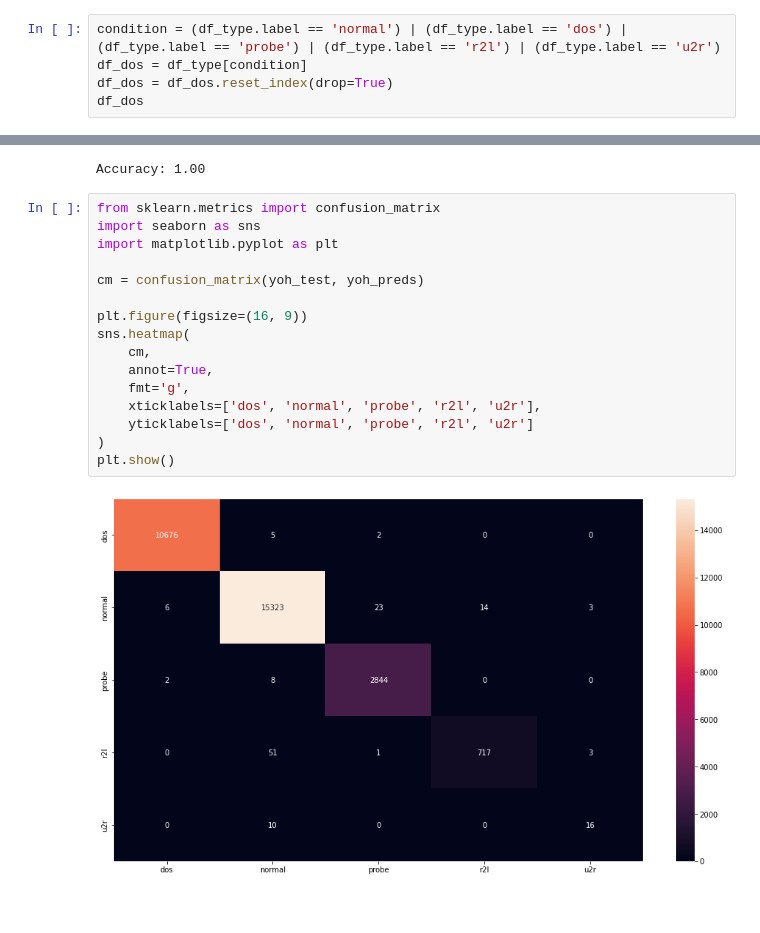
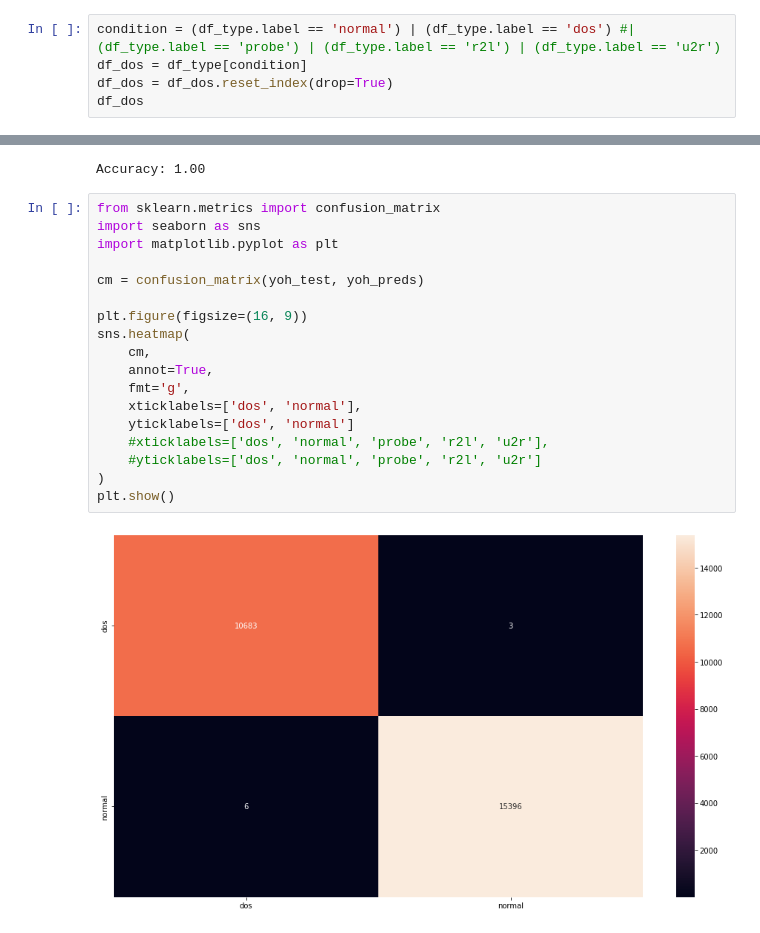
Before and after one commit to bomul0417/study, a Jupyter notebook: NIDS_Project/KDD(Dos)_Preprocessing.ipynb, the cells around one changed output, grey strips where cells are left out. Cells and saved outputs as stored; diff of their text form.

```diff
--- a/NIDS_Project/KDD(Dos)_Preprocessing.ipynb
+++ b/NIDS_Project/KDD(Dos)_Preprocessing.ipynb
@@ -113,7 +113,7 @@ dtype: int64
 # %% [markdown]
 'Dos', 'Normal' 값만 추출
 # %%
-condition = (df_type.label == 'normal') | (df_type.label == 'dos') | (df_type.label == 'probe') | (df_type.label == 'r2l') | (df_type.label == 'u2r')
+condition = (df_type.label == 'normal') | (df_type.label == 'dos') #| (df_type.label == 'probe') | (df_type.label == 'r2l') | (df_type.label == 'u2r')
 df_dos = df_type[condition]
 df_dos = df_dos.reset_index(drop=True)
 df_dos
@@ -435,18 +464,20 @@ Accuracy: 1.00
 # %%
 from sklearn.metrics import confusion_matrix
 import seaborn as sns
 import matplotlib.pyplot as plt
 
 cm = confusion_matrix(yoh_test, yoh_preds)
 
 plt.figure(figsize=(16, 9))
 sns.heatmap(
     cm,
     annot=True,
     fmt='g',
-    xticklabels=['dos', 'normal', 'probe', 'r2l', 'u2r'],
-    yticklabels=['dos', 'normal', 'probe', 'r2l', 'u2r']
+    xticklabels=['dos', 'normal'],
+    yticklabels=['dos', 'normal']
+    #xticklabels=['dos', 'normal', 'probe', 'r2l', 'u2r'],
+    #yticklabels=['dos', 'normal', 'probe', 'r2l', 'u2r']
 )
 plt.show()
 # %% [output]
-[figure, old version]
+[figure, new version]
```
Also changed, not shown: parts of 25 cells of this notebook.
